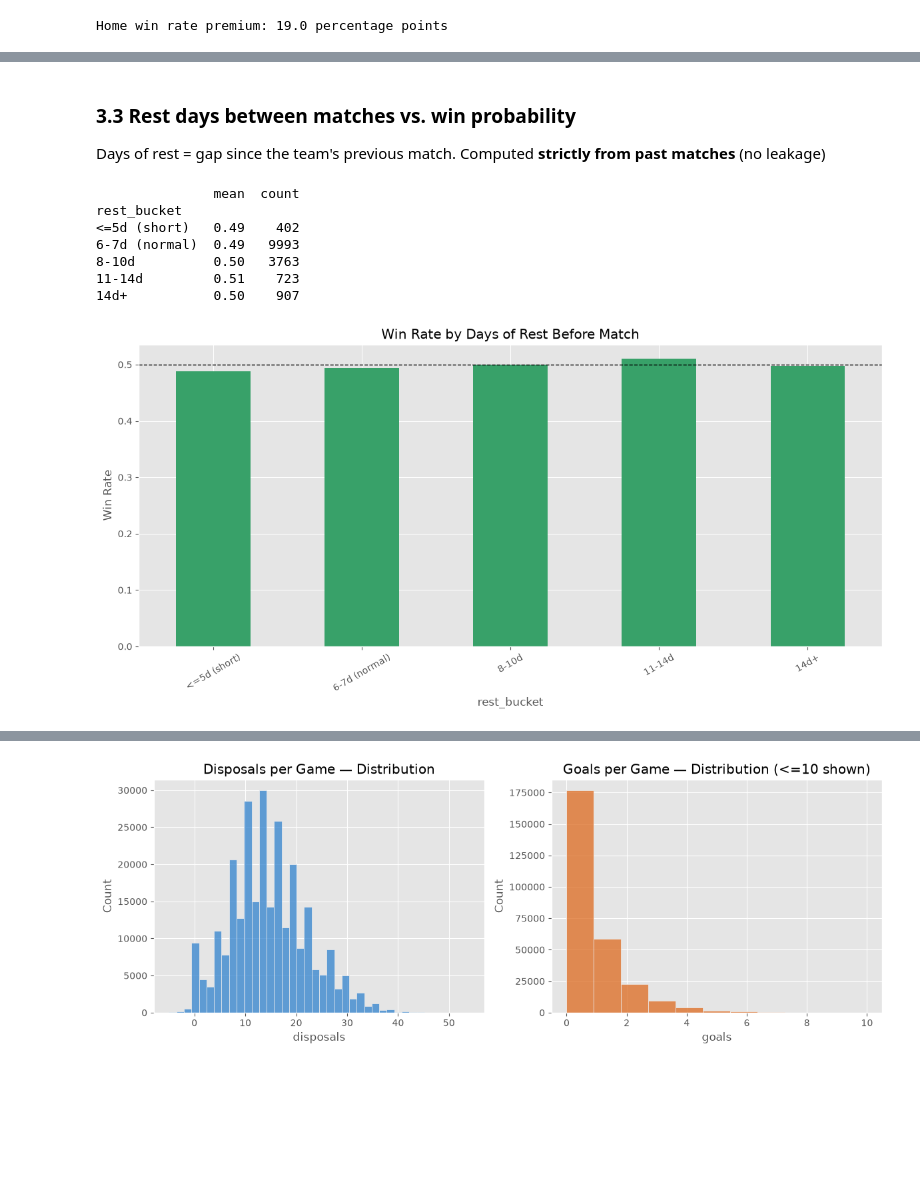
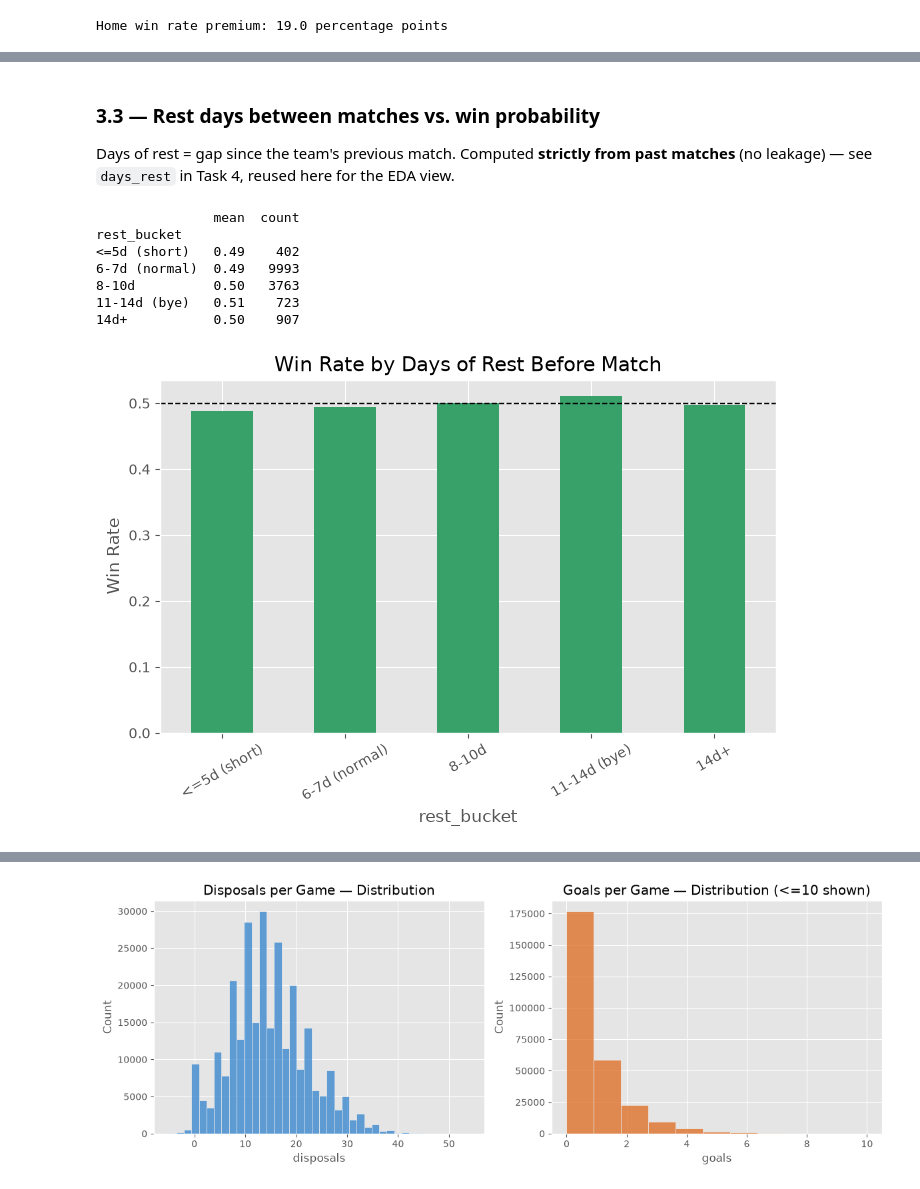
Before and after one commit to abdul-sami88/Netixsol, a Jupyter notebook: Week_6_CMIT_B2/Day1/week6_AFL_EDA_FE.ipynb, the cells around one changed output, grey strips where cells are left out. Cells and saved outputs as stored; diff of their text form; code cells hidden in the pictures; blank space fills up the shorter version.

```diff
--- a/Week_6_CMIT_B2/Day1/week6_AFL_EDA_FE.ipynb
+++ b/Week_6_CMIT_B2/Day1/week6_AFL_EDA_FE.ipynb
@@ -85,8 +88,6 @@ has_row_id = 'id' in raw_cols
 has_real_player_id = 'player_id' in raw_cols  # only true if the raw file ships BOTH columns
 
 if has_row_id and has_real_player_id:
-    print("\n[FIX] Raw file has BOTH 'id' (row id) and 'player_id' (real player key) — "
-          "the earlier rename collided with the real one. Re-cleaning without that collision.")
     rounds_stats_df = pd.read_csv("datasets/afl_players_round_by_round_stats_raw.csv", parse_dates=['match_date'])
     rounds_stats_df.columns = rounds_stats_df.columns.str.strip()
     rounds_stats_df.drop_duplicates(inplace=True)
@@ -100,6 +101,8 @@ if has_row_id and has_real_player_id:
     player_id_is_reliable = True
 
 elif has_real_player_id and not has_row_id:
+    print("\n[FIX] Raw file already had only a genuine 'player_id' — no row-id collision. "
+          "Re-running the original cleaning cell unmodified is fine.")
     player_id_is_reliable = True
 
 else:
@@ -741,36 +844,35 @@ Home win rate premium: 19.0 percentage points
 # %% [markdown]
-### 3.3  Rest days between matches vs. win probability
+### 3.3 — Rest days between matches vs. win probability
 
 Days of rest = gap since the team's previous match. Computed **strictly from past
-matches** (no leakage)
+matches** (no leakage) — see `days_rest` in Task 4, reused here for the EDA view.
 # %%
 team_matches_sorted = home_away_match_df.sort_values(['team', 'match_date']).copy()
 team_matches_sorted['days_rest'] = team_matches_sorted.groupby('team')['match_date'].diff().dt.days
 team_matches_sorted['won'] = (team_matches_sorted['result'] == 'W').astype(int)
 
 # Bucket rest days (short turnaround / normal week / bye-affected / season-opener-or-missing)
 bins = [0, 5, 7, 10, 14, 400]
-labels = ['<=5d (short)', '6-7d (normal)', '8-10d', '11-14d', '14d+']
+labels = ['<=5d (short)', '6-7d (normal)', '8-10d', '11-14d (bye)', '14d+']
 team_matches_sorted['rest_bucket'] = pd.cut(team_matches_sorted['days_rest'], bins=bins, labels=labels)
 
 rest_win_rate = team_matches_sorted.groupby('rest_bucket', observed=True)['won'].agg(['mean', 'count'])
 print(rest_win_rate)
 
-fig, ax = plt.subplots(figsize=(12, 6))
+fig, ax = plt.subplots(figsize=(7, 5))
 rest_win_rate['mean'].plot(kind='bar', ax=ax, color='#38a169')
 ax.set_ylabel('Win Rate'); ax.set_title('Win Rate by Days of Rest Before Match')
 ax.axhline(0.5, ls='--', color='black', lw=1)
 plt.xticks(rotation=30)
 plt.tight_layout()
-plt.savefig('exported_charts/Win Rate by Rest.png')
-
+plt.savefig('exported_charts/Win rate by rest days.png')
 plt.show()
 # %% [output]
                mean  count
 rest_bucket
 <=5d (short)   0.49    402
 6-7d (normal)  0.49   9993
 8-10d          0.50   3763
-11-14d         0.51    723
+11-14d (bye)   0.51    723
 14d+           0.50    907
-[figure, old version]
+[figure, new version]
```
Also changed, not shown: parts of 43 cells of this notebook, 11 other files.
